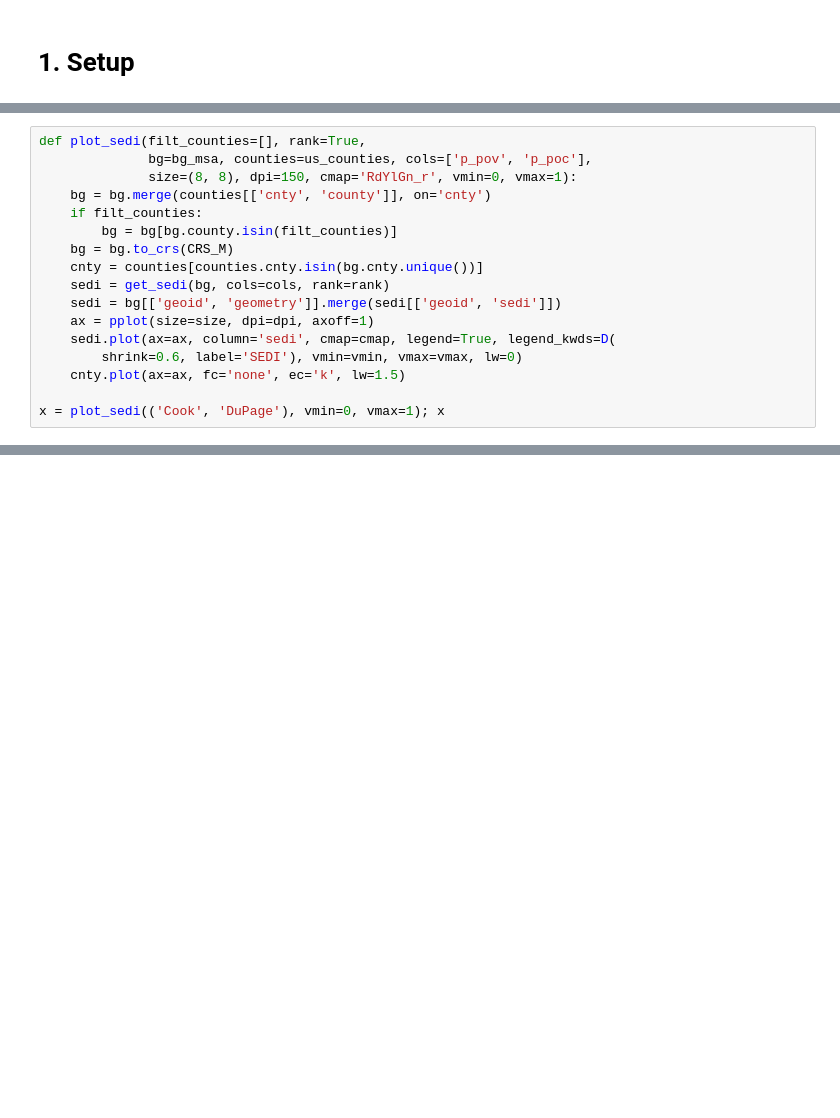
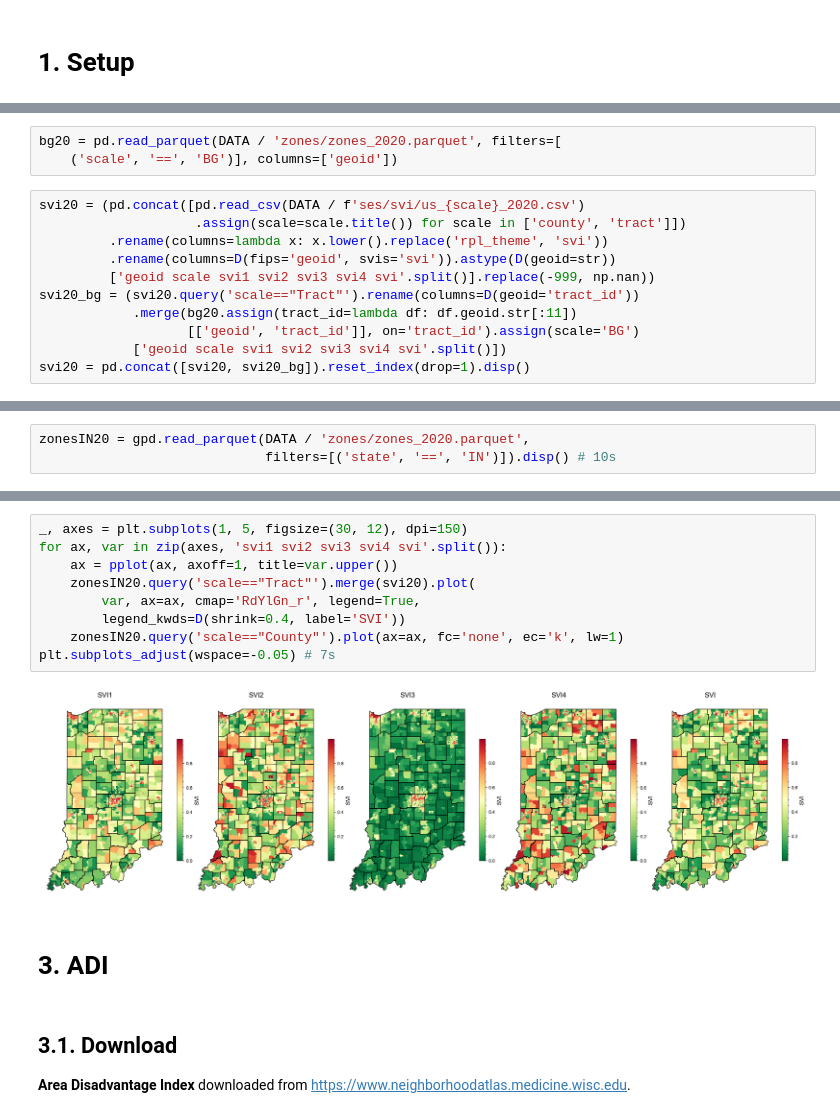
Before and after one commit to rvanxer/spr_4711, a Jupyter notebook: code/2_ses.ipynb, the cells around one changed output, grey strips where cells are left out. Drawn from its saved outputs; the diff is of its cells as text; blank space fills up the shorter version.

```diff
--- a/code/2_ses.ipynb
+++ b/code/2_ses.ipynb
@@ -496,17 +2,0 @@ ax.minorticks_off()
-# %%
-def plot_sedi(filt_counties=[], rank=True,
-              bg=bg_msa, counties=us_counties, cols=['p_pov', 'p_poc'],
-              size=(8, 8), dpi=150, cmap='RdYlGn_r', vmin=0, vmax=1):
-    bg = bg.merge(counties[['cnty', 'county']], on='cnty')
-    if filt_counties:
-        bg = bg[bg.county.isin(filt_counties)]
-    bg = bg.to_crs(CRS_M)
-    cnty = counties[counties.cnty.isin(bg.cnty.unique())]
-    sedi = get_sedi(bg, cols=cols, rank=rank)
-    sedi = bg[['geoid', 'geometry']].merge(sedi[['geoid', 'sedi']])
-    ax = pplot(size=size, dpi=dpi, axoff=1)
-    sedi.plot(ax=ax, column='sedi', cmap=cmap, legend=True, legend_kwds=D(
-        shrink=0.6, label='SEDI'), vmin=vmin, vmax=vmax, lw=0)
-    cnty.plot(ax=ax, fc='none', ec='k', lw=1.5)
-
-x = plot_sedi(('Cook', 'DuPage'), vmin=0, vmax=1); x
@@ -552,0 +12,14 @@ plot_sedi_corr(dpi=250)
+# %%
+bg20 = pd.read_parquet(DATA / 'zones/zones_2020.parquet', filters=[
+    ('scale', '==', 'BG')], columns=['geoid'])
+# %%
+svi20 = (pd.concat([pd.read_csv(DATA / f'ses/svi/us_{scale}_2020.csv')
+                    .assign(scale=scale.title()) for scale in ['county', 'tract']])
+         .rename(columns=lambda x: x.lower().replace('rpl_theme', 'svi'))
+         .rename(columns=D(fips='geoid', svis='svi')).astype(D(geoid=str))
+         ['geoid scale svi1 svi2 svi3 svi4 svi'.split()].replace(-999, np.nan))
+svi20_bg = (svi20.query('scale=="Tract"').rename(columns=D(geoid='tract_id'))
+            .merge(bg20.assign(tract_id=lambda df: df.geoid.str[:11])
+                   [['geoid', 'tract_id']], on='tract_id').assign(scale='BG')
+            ['geoid scale svi1 svi2 svi3 svi4 svi'.split()])
+svi20 = pd.concat([svi20, svi20_bg]).reset_index(drop=1).disp()
@@ -552,0 +33,3 @@ plot_sedi_corr(dpi=250)
+# %%
+zonesIN20 = gpd.read_parquet(DATA / 'zones/zones_2020.parquet',
+                             filters=[('state', '==', 'IN')]).disp() # 10s
@@ -552,0 +41,16 @@ plot_sedi_corr(dpi=250)
+# %%
+_, axes = plt.subplots(1, 5, figsize=(30, 12), dpi=150)
+for ax, var in zip(axes, 'svi1 svi2 svi3 svi4 svi'.split()):
+    ax = pplot(ax, axoff=1, title=var.upper())
+    zonesIN20.query('scale=="Tract"').merge(svi20).plot(
+        var, ax=ax, cmap='RdYlGn_r', legend=True,
+        legend_kwds=D(shrink=0.4, label='SVI'))
+    zonesIN20.query('scale=="County"').plot(ax=ax, fc='none', ec='k', lw=1)
+plt.subplots_adjust(wspace=-0.05) # 7s
+# %% [output]
+[figure, added]
+# %% [markdown]
+# 3. ADI
+# %% [markdown]
+## 3.1. Download
+**Area Disadvantage Index** downloaded from https://www.neighborhoodatlas.medicine.wisc.edu.
```
Also changed, not shown: parts of 82 cells of this notebook, 4 other files.
